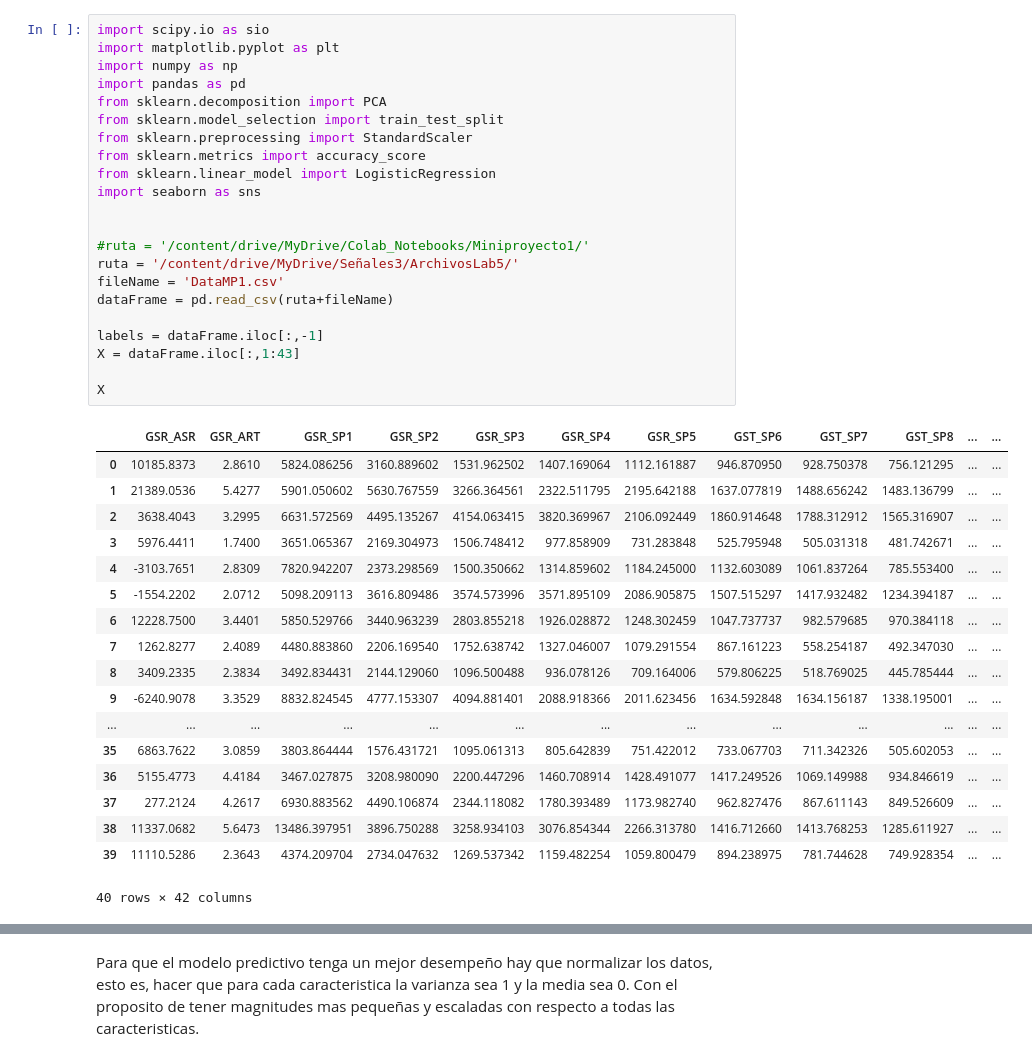
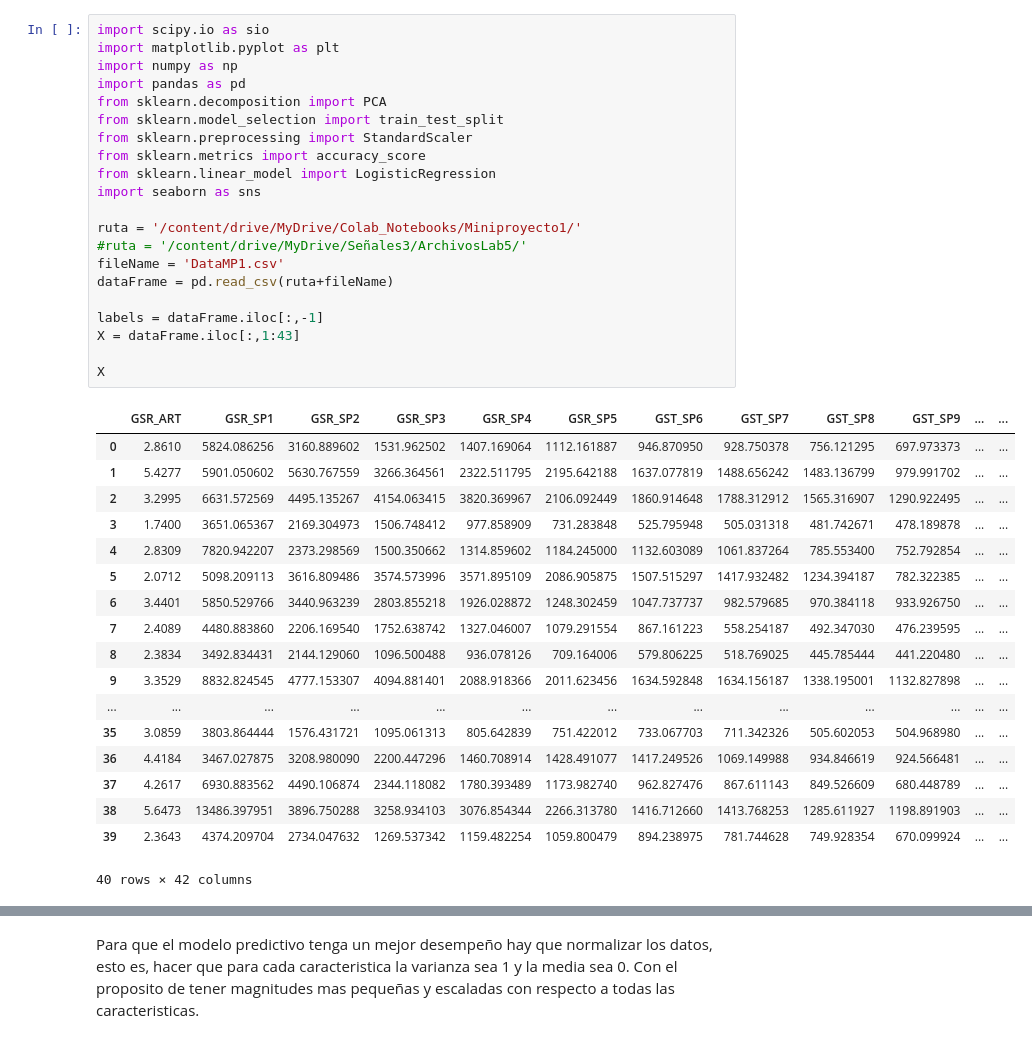
Before and after one commit to chape8/Se-alesIII, a Jupyter notebook: Lab5.ipynb, the cells around one changed output, grey strips where cells are left out. Saved outputs shown, nothing was run; the diff lists cells and outputs as text.

```diff
--- a/Lab5.ipynb
+++ b/Lab5.ipynb
@@ -8,43 +8,42 @@ Mounted at /content/drive
 # %%
 import scipy.io as sio
 import matplotlib.pyplot as plt
 import numpy as np
 import pandas as pd
 from sklearn.decomposition import PCA
 from sklearn.model_selection import train_test_split
 from sklearn.preprocessing import StandardScaler
 from sklearn.metrics import accuracy_score
 from sklearn.linear_model import LogisticRegression
 import seaborn as sns
 
-
-#ruta = '/content/drive/MyDrive/Colab_Notebooks/Miniproyecto1/'
-ruta = '/content/drive/MyDrive/Señales3/ArchivosLab5/'
+ruta = '/content/drive/MyDrive/Colab_Notebooks/Miniproyecto1/'
+#ruta = '/content/drive/MyDrive/Señales3/ArchivosLab5/'
 fileName = 'DataMP1.csv'
 dataFrame = pd.read_csv(ruta+fileName)
 
 labels = dataFrame.iloc[:,-1]
 X = dataFrame.iloc[:,1:43]
 
 X
 # %% [output]
-|  | GSR_ASR | GSR_ART | GSR_SP1 | GSR_SP2 | GSR_SP3 | GSR_SP4 | GSR_SP5 | GST_SP6 | GST_SP7 | GST_SP8 | ... | ... |
-| 0 | 10185.8373 | 2.8610 | 5824.086256 | 3160.889602 | 1531.962502 | 1407.169064 | 1112.161887 | 946.870950 | 928.750378 | 756.121295 | ... | ... |
-| 1 | 21389.0536 | 5.4277 | 5901.050602 | 5630.767559 | 3266.364561 | 2322.511795 | 2195.642188 | 1637.077819 | 1488.656242 | 1483.136799 | ... | ... |
-| 2 | 3638.4043 | 3.2995 | 6631.572569 | 4495.135267 | 4154.063415 | 3820.369967 | 2106.092449 | 1860.914648 | 1788.312912 | 1565.316907 | ... | ... |
-| 3 | 5976.4411 | 1.7400 | 3651.065367 | 2169.304973 | 1506.748412 | 977.858909 | 731.283848 | 525.795948 | 505.031318 | 481.742671 | ... | ... |
-| 4 | -3103.7651 | 2.8309 | 7820.942207 | 2373.298569 | 1500.350662 | 1314.859602 | 1184.245000 | 1132.603089 | 1061.837264 | 785.553400 | ... | ... |
-| 5 | -1554.2202 | 2.0712 | 5098.209113 | 3616.809486 | 3574.573996 | 3571.895109 | 2086.905875 | 1507.515297 | 1417.932482 | 1234.394187 | ... | ... |
-| 6 | 12228.7500 | 3.4401 | 5850.529766 | 3440.963239 | 2803.855218 | 1926.028872 | 1248.302459 | 1047.737737 | 982.579685 | 970.384118 | ... | ... |
-| 7 | 1262.8277 | 2.4089 | 4480.883860 | 2206.169540 | 1752.638742 | 1327.046007 | 1079.291554 | 867.161223 | 558.254187 | 492.347030 | ... | ... |
-| 8 | 3409.2335 | 2.3834 | 3492.834431 | 2144.129060 | 1096.500488 | 936.078126 | 709.164006 | 579.806225 | 518.769025 | 445.785444 | ... | ... |
-| 9 | -6240.9078 | 3.3529 | 8832.824545 | 4777.153307 | 4094.881401 | 2088.918366 | 2011.623456 | 1634.592848 | 1634.156187 | 1338.195001 | ... | ... |
+|  | GSR_ART | GSR_SP1 | GSR_SP2 | GSR_SP3 | GSR_SP4 | GSR_SP5 | GST_SP6 | GST_SP7 | GST_SP8 | GST_SP9 | ... | ... |
+| 0 | 2.8610 | 5824.086256 | 3160.889602 | 1531.962502 | 1407.169064 | 1112.161887 | 946.870950 | 928.750378 | 756.121295 | 697.973373 | ... | ... |
+| 1 | 5.4277 | 5901.050602 | 5630.767559 | 3266.364561 | 2322.511795 | 2195.642188 | 1637.077819 | 1488.656242 | 1483.136799 | 979.991702 | ... | ... |
+| 2 | 3.2995 | 6631.572569 | 4495.135267 | 4154.063415 | 3820.369967 | 2106.092449 | 1860.914648 | 1788.312912 | 1565.316907 | 1290.922495 | ... | ... |
+| 3 | 1.7400 | 3651.065367 | 2169.304973 | 1506.748412 | 977.858909 | 731.283848 | 525.795948 | 505.031318 | 481.742671 | 478.189878 | ... | ... |
+| 4 | 2.8309 | 7820.942207 | 2373.298569 | 1500.350662 | 1314.859602 | 1184.245000 | 1132.603089 | 1061.837264 | 785.553400 | 752.792854 | ... | ... |
+| 5 | 2.0712 | 5098.209113 | 3616.809486 | 3574.573996 | 3571.895109 | 2086.905875 | 1507.515297 | 1417.932482 | 1234.394187 | 782.322385 | ... | ... |
+| 6 | 3.4401 | 5850.529766 | 3440.963239 | 2803.855218 | 1926.028872 | 1248.302459 | 1047.737737 | 982.579685 | 970.384118 | 933.926750 | ... | ... |
+| 7 | 2.4089 | 4480.883860 | 2206.169540 | 1752.638742 | 1327.046007 | 1079.291554 | 867.161223 | 558.254187 | 492.347030 | 476.239595 | ... | ... |
+| 8 | 2.3834 | 3492.834431 | 2144.129060 | 1096.500488 | 936.078126 | 709.164006 | 579.806225 | 518.769025 | 445.785444 | 441.220480 | ... | ... |
+| 9 | 3.3529 | 8832.824545 | 4777.153307 | 4094.881401 | 2088.918366 | 2011.623456 | 1634.592848 | 1634.156187 | 1338.195001 | 1132.827898 | ... | ... |
 | ... | ... | ... | ... | ... | ... | ... | ... | ... | ... | ... | ... | ... |
-| 35 | 6863.7622 | 3.0859 | 3803.864444 | 1576.431721 | 1095.061313 | 805.642839 | 751.422012 | 733.067703 | 711.342326 | 505.602053 | ... | ... |
-| 36 | 5155.4773 | 4.4184 | 3467.027875 | 3208.980090 | 2200.447296 | 1460.708914 | 1428.491077 | 1417.249526 | 1069.149988 | 934.846619 | ... | ... |
-| 37 | 277.2124 | 4.2617 | 6930.883562 | 4490.106874 | 2344.118082 | 1780.393489 | 1173.982740 | 962.827476 | 867.611143 | 849.526609 | ... | ... |
-| 38 | 11337.0682 | 5.6473 | 13486.397951 | 3896.750288 | 3258.934103 | 3076.854344 | 2266.313780 | 1416.712660 | 1413.768253 | 1285.611927 | ... | ... |
-| 39 | 11110.5286 | 2.3643 | 4374.209704 | 2734.047632 | 1269.537342 | 1159.482254 | 1059.800479 | 894.238975 | 781.744628 | 749.928354 | ... | ... |
+| 35 | 3.0859 | 3803.864444 | 1576.431721 | 1095.061313 | 805.642839 | 751.422012 | 733.067703 | 711.342326 | 505.602053 | 504.968980 | ... | ... |
+| 36 | 4.4184 | 3467.027875 | 3208.980090 | 2200.447296 | 1460.708914 | 1428.491077 | 1417.249526 | 1069.149988 | 934.846619 | 924.566481 | ... | ... |
+| 37 | 4.2617 | 6930.883562 | 4490.106874 | 2344.118082 | 1780.393489 | 1173.982740 | 962.827476 | 867.611143 | 849.526609 | 680.448789 | ... | ... |
+| 38 | 5.6473 | 13486.397951 | 3896.750288 | 3258.934103 | 3076.854344 | 2266.313780 | 1416.712660 | 1413.768253 | 1285.611927 | 1198.891903 | ... | ... |
+| 39 | 2.3643 | 4374.209704 | 2734.047632 | 1269.537342 | 1159.482254 | 1059.800479 | 894.238975 | 781.744628 | 749.928354 | 670.099924 | ... | ... |
 40 rows × 42 columns
 # %%
 scaler = StandardScaler()
```
Also changed, not shown: parts of 14 cells of this notebook.
